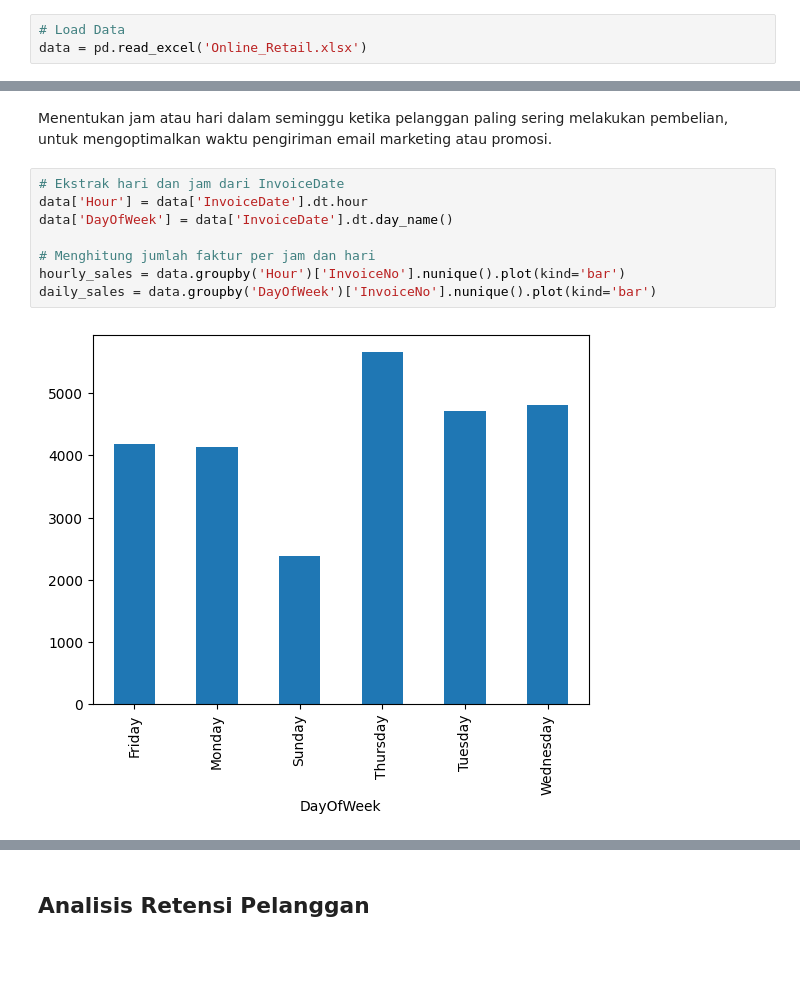
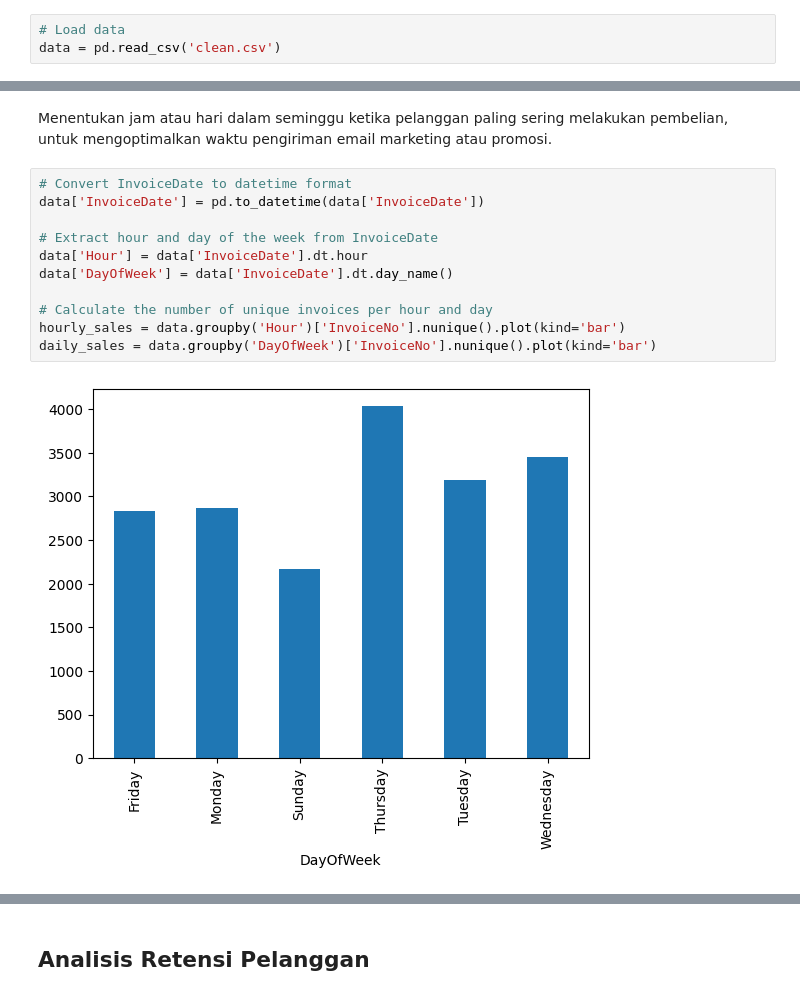
Before and after one commit to FTDS-assignment-bay/p2-final-project-p2-final-project-ftds-011-hck-group-001, a Jupyter notebook: project.ipynb, the cells around one changed output, grey strips where cells are left out. Saved outputs shown, nothing was run; the diff lists cells and outputs as text; blank space fills up the shorter version.

```diff
--- a/project.ipynb
+++ b/project.ipynb
@@ -23,4 +29,4 @@ The process involves preparing data before conducting further data exploration.
 # %%
-# Load Data
-data = pd.read_excel('Online_Retail.xlsx')
+# Load data
+data = pd.read_csv('clean.csv')
 # %% [markdown]
@@ -81,15 +91,18 @@ The displayed data contains 8 columns and 541,908 rows, there are 1 column of da
 # %% [markdown]
 Menentukan jam atau hari dalam seminggu ketika pelanggan paling sering melakukan pembelian, untuk mengoptimalkan waktu pengiriman email marketing atau promosi.
 # %%
-# Ekstrak hari dan jam dari InvoiceDate
+# Convert InvoiceDate to datetime format
+data['InvoiceDate'] = pd.to_datetime(data['InvoiceDate'])
+
+# Extract hour and day of the week from InvoiceDate
 data['Hour'] = data['InvoiceDate'].dt.hour
 data['DayOfWeek'] = data['InvoiceDate'].dt.day_name()
 
-# Menghitung jumlah faktur per jam dan hari
+# Calculate the number of unique invoices per hour and day
 hourly_sales = data.groupby('Hour')['InvoiceNo'].nunique().plot(kind='bar')
 daily_sales = data.groupby('DayOfWeek')['InvoiceNo'].nunique().plot(kind='bar')
 # %% [output]
-[figure, old version]
+[figure, new version]
 # %%
 fig, ax = plt.subplots(1, 2, figsize=(16,6))
 data.groupby('Hour')['InvoiceNo'].nunique().plot(kind='bar', ax=ax[0])
```
Also changed, not shown: parts of 108 cells of this notebook, 3 other files.
